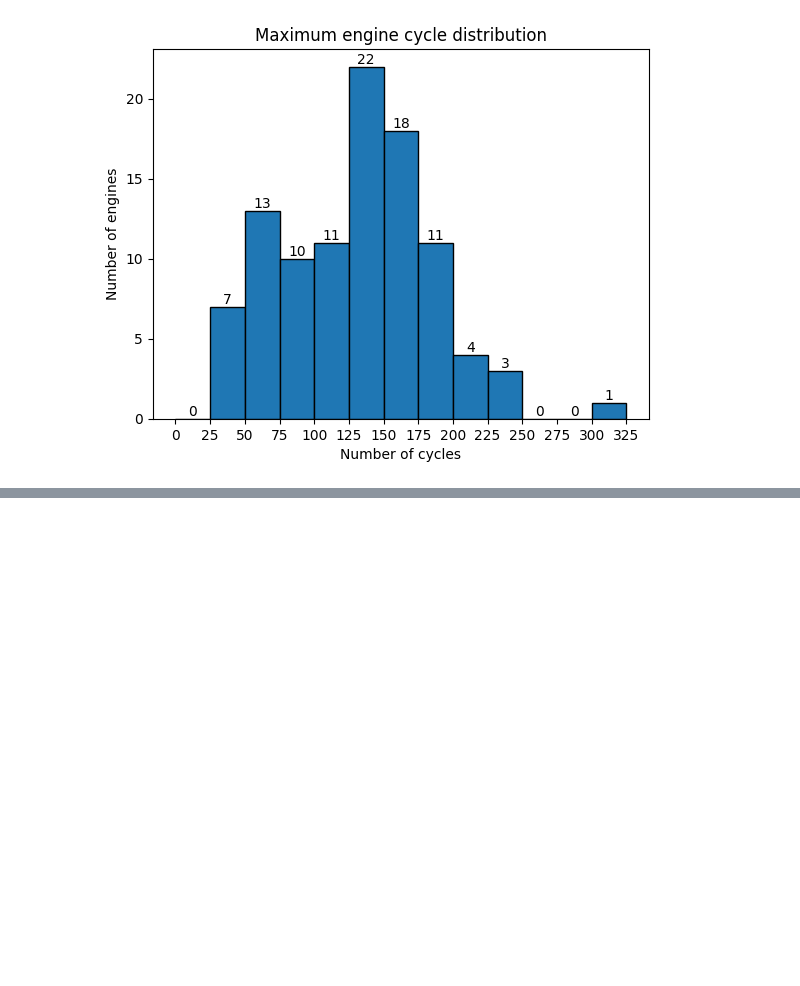
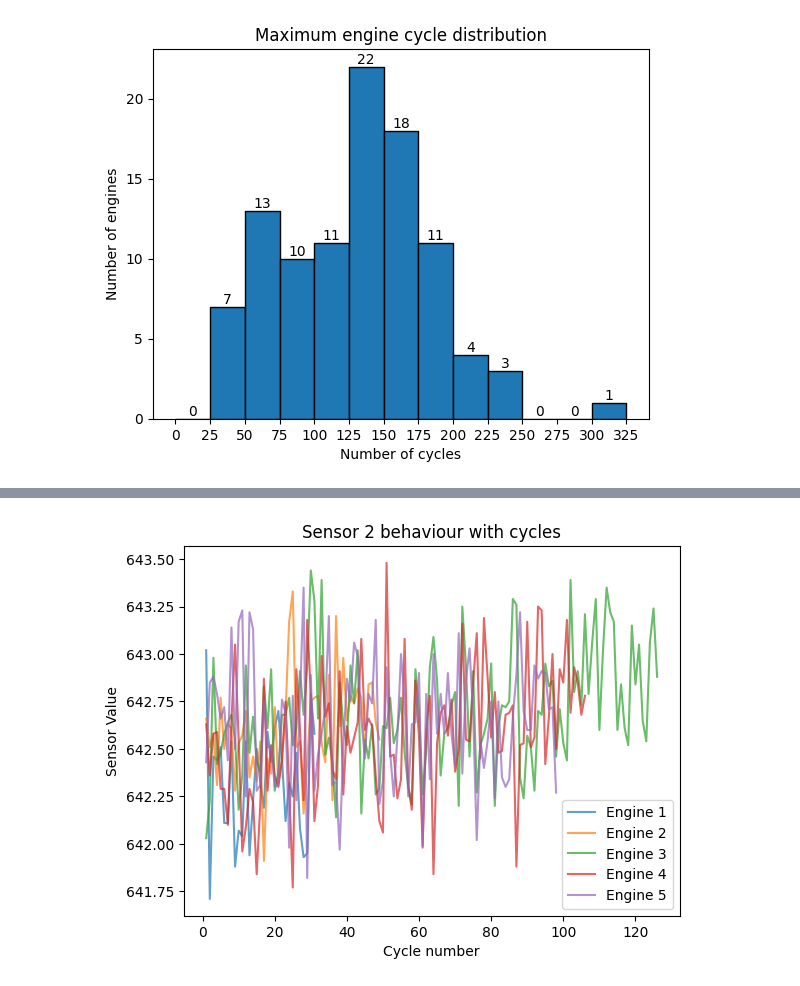
Before and after one commit to DrihanDP/DataAnalytics-Project1, a Jupyter notebook: 03_EDA.ipynb, the cells around one changed output, grey strips where cells are left out. Cells and saved outputs as stored; diff of their text form; code cells hidden in the pictures; blank space fills up the shorter version.

```diff
--- a/03_EDA.ipynb
+++ b/03_EDA.ipynb
@@ -117,0 +142,11 @@ Text(0, 0.5, 'Number of engines')
+# %%
+for id, sensor_data in engine1_5.groupby(['engine_id'], sort=True):
+    plt.plot(sensor_data['cycle'], sensor_data['sensor_2'], alpha=0.7, label=f"Engine {id[0]}")
+
+plt.xlabel("Cycle number")
+plt.ylabel("Sensor Value")
+plt.title("Sensor 2 behaviour with cycles")
+plt.legend()
+plt.show()
+# %% [output]
+[figure, added]
```
Also changed, not shown: parts of 9 cells of this notebook.
